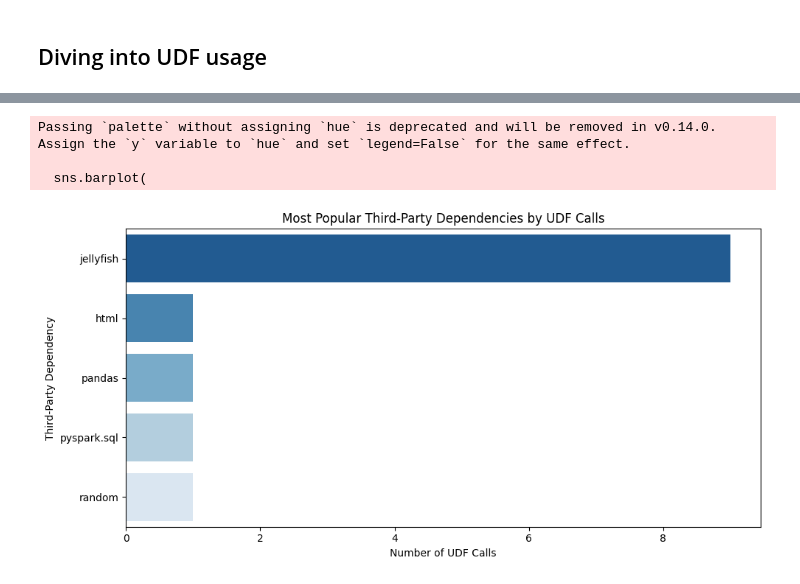
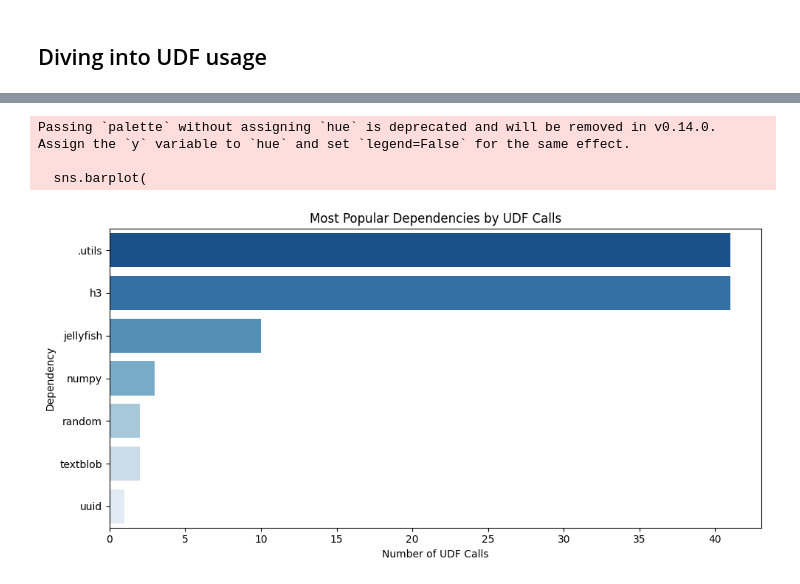
Before and after one commit to pmukho/CS230-Project, a Jupyter notebook: ast_parsing/ast_metrics_viz.ipynb, the cells around one changed output, grey strips where cells are left out. Drawn from its saved outputs; the diff is of its cells as text; code cells hidden in the pictures.

Commit message:
update ast-parsing results

```diff
--- a/ast_parsing/ast_metrics_viz.ipynb
+++ b/ast_parsing/ast_metrics_viz.ipynb
@@ -2,7 +2,7 @@
 import json
 
 # path to your JSONL file
-path = "/Users/henry/CS230-Project/results/summary-udf-inputs-typed.jsonl"
+path = "/Users/henry/CS230-Project/results/analysis_results-updated.jsonl"
 
 samples = []
 with open(path, "r") as f:
@@ -145,27 +172,27 @@ udf_dep_counts  # main result
 # %%
 import matplotlib.pyplot as plt
 import seaborn as sns
 
 # assume dep_totals from previous code
 # (columns: dependency, count)
 
 # sort and pick top N (e.g. 15)
 top_n = dep_totals.sort_values("count", ascending=False).head(15)
 
 plt.figure(figsize=(10,5))
 sns.barplot(
     data=top_n,
     x="count",
     y="dependency",
     palette="Blues_r"
 )
-plt.title("Most Popular Third-Party Dependencies by UDF Calls")
+plt.title("Most Popular Dependencies by UDF Calls")
 plt.xlabel("Number of UDF Calls")
-plt.ylabel("Third-Party Dependency")
+plt.ylabel("Dependency")
 plt.tight_layout()
 plt.show()
 # %% [output]
 Passing `palette` without assigning `hue` is deprecated and will be removed in v0.14.0. Assign the `y` variable to `hue` and set `legend=False` for the same effect.
 
   sns.barplot(
-[figure, old version]
+[figure, new version]
```
Also changed, not shown: parts of 3 cells of this notebook, 3 other files.
